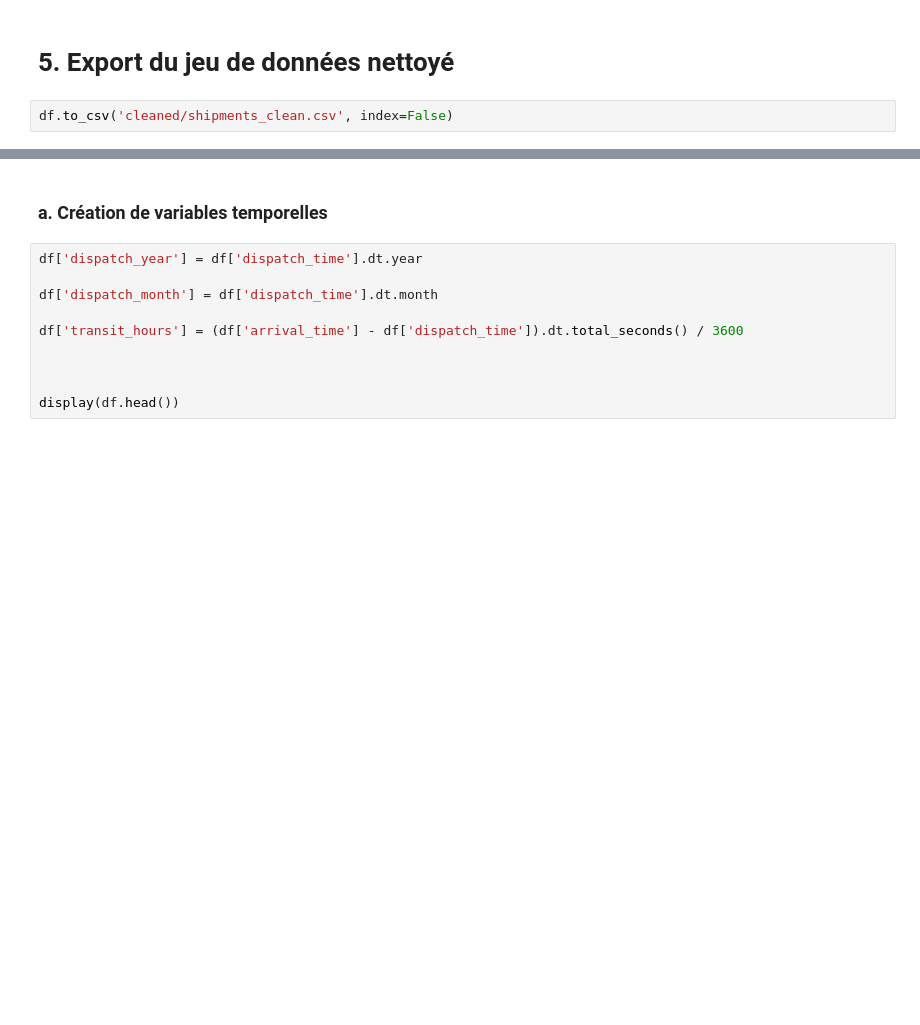
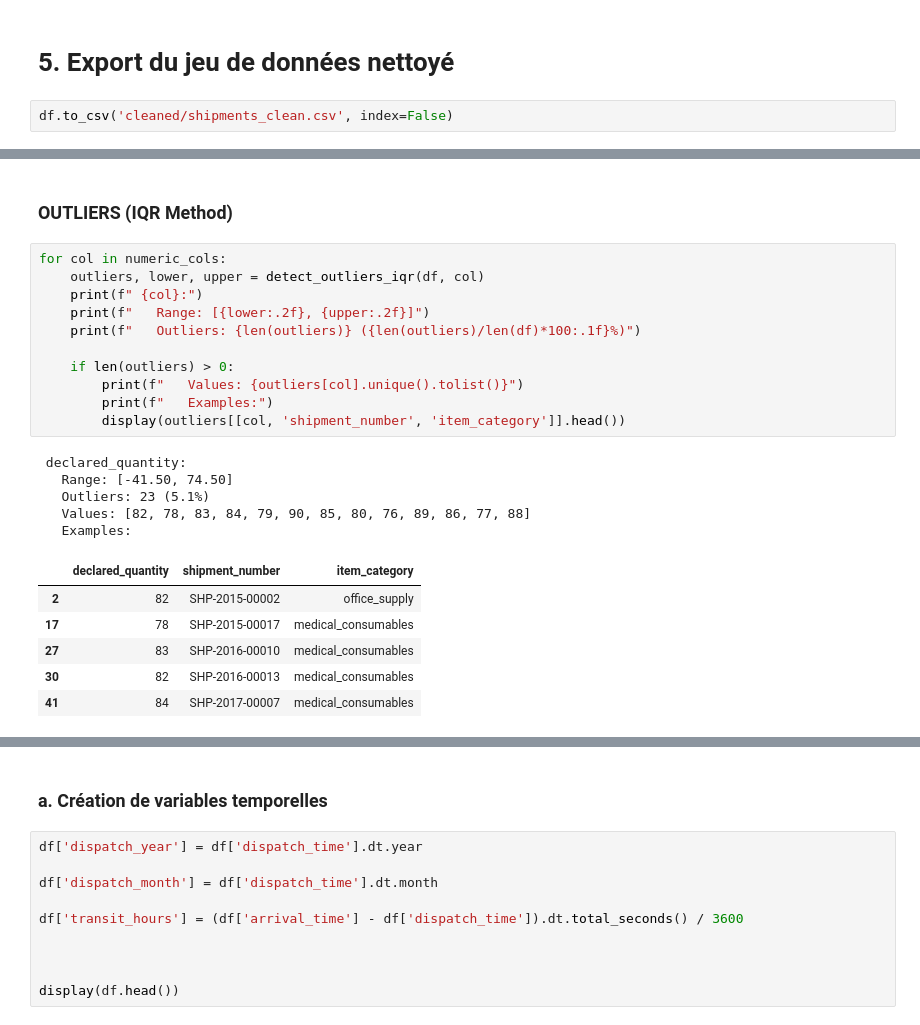
Before and after one commit to HananeDjouadi/G05-DataMining-2627, a Jupyter notebook: data/logistics/shipments.ipynb, the cells around one changed output, grey strips where cells are left out. Drawn from its saved outputs; the diff is of its cells as text; blank space fills up the shorter version.

```diff
--- a/data/logistics/shipments.ipynb
+++ b/data/logistics/shipments.ipynb
@@ -390,0 +424,25 @@ df.to_csv('cleaned/shipments_clean.csv', index=False)
+# %% [markdown]
+### OUTLIERS (IQR Method)
+# %%
+for col in numeric_cols:
+    outliers, lower, upper = detect_outliers_iqr(df, col)
+    print(f" {col}:")
+    print(f"   Range: [{lower:.2f}, {upper:.2f}]")
+    print(f"   Outliers: {len(outliers)} ({len(outliers)/len(df)*100:.1f}%)")
+
+    if len(outliers) > 0:
+        print(f"   Values: {outliers[col].unique().tolist()}")
+        print(f"   Examples:")
+        display(outliers[[col, 'shipment_number', 'item_category']].head())
+# %% [output]
+ declared_quantity:
+   Range: [-41.50, 74.50]
+   Outliers: 23 (5.1%)
+   Values: [82, 78, 83, 84, 79, 90, 85, 80, 76, 89, 86, 77, 88]
+   Examples:
+|  | declared_quantity | shipment_number | item_category |
+| 2 | 82 | SHP-2015-00002 | office_supply |
+| 17 | 78 | SHP-2015-00017 | medical_consumables |
+| 27 | 83 | SHP-2016-00010 | medical_consumables |
+| 30 | 82 | SHP-2016-00013 | medical_consumables |
+| 41 | 84 | SHP-2017-00007 | medical_consumables |
```
Also changed, not shown: parts of 32 cells of this notebook.
